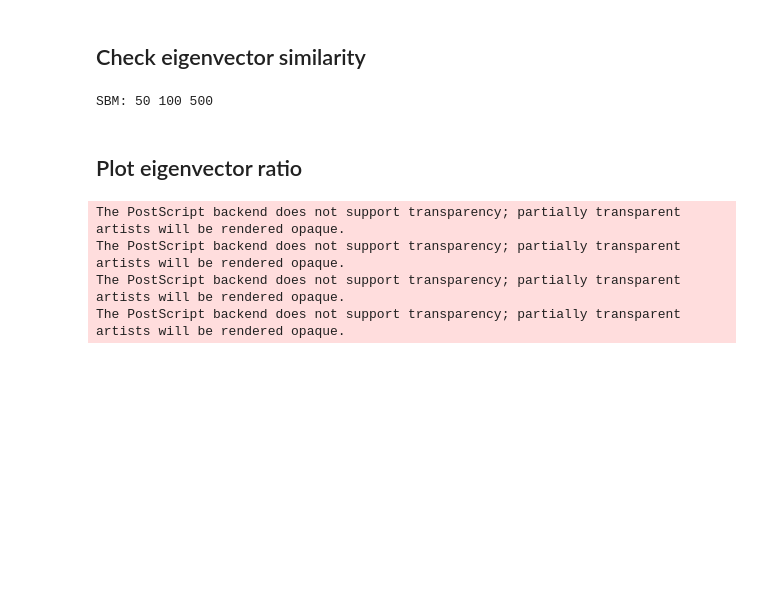
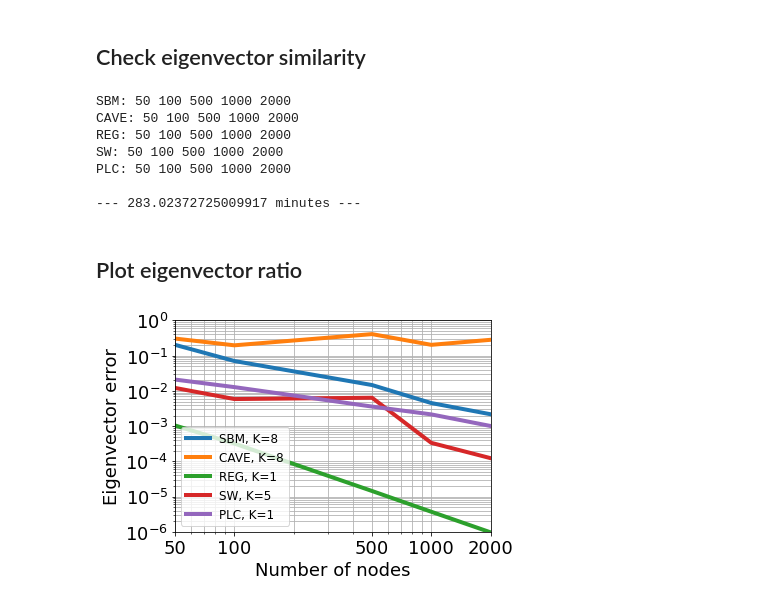
Before and after one commit to reysam93/Graph_Deep_Decoder, a Jupyter notebook: eigenvectors_diff.ipynb, the cells around one changed output. Cells and saved outputs as stored; diff of their text form; code cells hidden in the pictures; blank space fills up the shorter version.

```diff
--- a/eigenvectors_diff.ipynb
+++ b/eigenvectors_diff.ipynb
@@ -198,9 +49,0 @@ N: 128 :
-# %%
-Gs = {'type': ds.PLC, 'm': 0.2, 'p': 0.2}
-sizes = [32, 128, 516]
-start_time = time.time()
-for N in sizes:
-    Gs['N'] = N
-    G = ds.create_graph(Gs, SEED)
-    characterize_graph(G)
-print('\n--- {} minutes ---'.format((time.time()-start_time)/60))
@@ -253,11 +72,7 @@ NN = [50, 100, 500, 1000, 2000]
 # %%
 err_eigvec = np.zeros((len(KK), len(NN), len(GRAPHS), n_graphs))
 mean_err_eigvec = np.zeros((len(KK), len(NN), len(GRAPHS), n_graphs))
-err_eigvec_norm = np.zeros((len(KK), len(NN), len(GRAPHS), n_graphs))
-eig_ratio_Ep = np.zeros((len(KK), len(NN), len(GRAPHS), n_graphs))
 
-eig_ratio_A = np.zeros((len(NN), len(GRAPHS), n_graphs))
-eig_ratio_E = np.zeros((len(NN), len(GRAPHS), n_graphs))
 start_time = time.time()
 for i, graph in enumerate(GRAPHS):
     print(graph['leg'] + ':', end=' ')
@@ -291,15 +106,15 @@ for i, graph in enumerate(GRAPHS):
 
                 err_eigvec[k, j, i, g] = np.linalg.norm(V_A[:, :K]-V_E_JJ[:, :K],'fro')
                 mean_err_eigvec[k, j, i, g] = err_eigvec[k, j, i, g]/K
-                err_eigvec_norm[k, j, i, g] = err_eigvec[k, j, i, g]/np.linalg.norm(V_A[:, :K],'fro')
-                eig_ratio_Ep[k, j, i, g] = L_E_JJ[K-1]/L_E_JJ[K]
-
-            eig_ratio_A[j, i, g] = (L_A[0]/L_A[-1])**2
-            eig_ratio_E[j, i, g] = (L_E_JJ[0]/L_E_JJ[-1])**2
-
         print(N, end=' ')
     print()
 
 print('\n--- {} minutes ---'.format((time.time()-start_time)/60))
 # %% [output]
-SBM: 50 100 500
+SBM: 50 100 500 1000 2000
+CAVE: 50 100 500 1000 2000
+REG: 50 100 500 1000 2000
+SW: 50 100 500 1000 2000
+PLC: 50 100 500 1000 2000
+
+--- 283.02372725009917 minutes ---
@@ -310,53 +121,29 @@ SBM: 50 100 500
 # %% [markdown]
 ## Plot eigenvector ratio
 # %%
-#legend_K = ['(' gs['leg'] + '-' + str(gs['K']) for i,gs in enumerate(GRAPHS)]
-#legend_noK = [gs['leg'] for gs in GRAPHS]
-
 legend_K = []
 legend_noK = []
 for i, gs in enumerate(GRAPHS):
     legend_K.append('{}, K={}'.format(gs['leg'], gs['K']))
     legend_noK.append('{}'.format(gs['leg']))
 
 legend = legend_K
 med_err_eigvec = np.median(err_eigvec, axis=3)
 med_mean_err_eigvec = np.median(mean_err_eigvec, axis=3)
-med_err_eigvec_norm = np.median(err_eigvec_norm, axis=3)
-med_eig_ratio_Ep = np.median(eig_ratio_Ep, axis=3)
 for k in range(len(KK)):
     if k == 1:
         legend = legend_noK
 
     f2 = plt.figure()
     plt.loglog(NN, med_mean_err_eigvec[k], linewidth=4)
     plt.legend(legend, prop={'size': 12})
     plt.grid(True, which='both')
     plt.xlabel('Number of nodes',fontsize=18)
     plt.ylabel('Eigenvector error',fontsize=18)
     plt.autoscale(enable=True, axis='x', tight=True)
     plt.ylim([1e-6, 1])
     plt.xticks(fontsize=18, ticks=NN, labels=NN)
     plt.yticks(fontsize=18)
     plt.tight_layout()
-
-    f3 = plt.figure()
-    plt.loglog(NN, med_err_eigvec_norm[k], linewidth=4)
-    plt.legend(legend, prop={'size': 12})
-    plt.grid(True, which='both')
-    plt.xlabel('Number of nodes',fontsize=18)
-    plt.ylabel('Norm Eigenvector error',fontsize=18)
-    plt.autoscale(enable=True, axis='x', tight=True)
-    plt.ylim([1e-6, 1])
-    plt.xticks(fontsize=18, ticks=NN, labels=NN)
-    plt.yticks(fontsize=18)
-    plt.tight_layout()
-
-    if SAVE:
-        f2.savefig('{}mean_eig_sim_k_{}.eps'.format(PATH, k))
-        f3.savefig('{}ratio_kth_eigval_k_{}.eps'.format(PATH, k))
 # %% [output]
-The PostScript backend does not support transparency; partially transparent artists will be rendered opaque.
-The PostScript backend does not support transparency; partially transparent artists will be rendered opaque.
-The PostScript backend does not support transparency; partially transparent artists will be rendered opaque.
-The PostScript backend does not support transparency; partially transparent artists will be rendered opaque.
+[figure, added]
```
Also changed, not shown: parts of 14 cells of this notebook, 18 other files.
